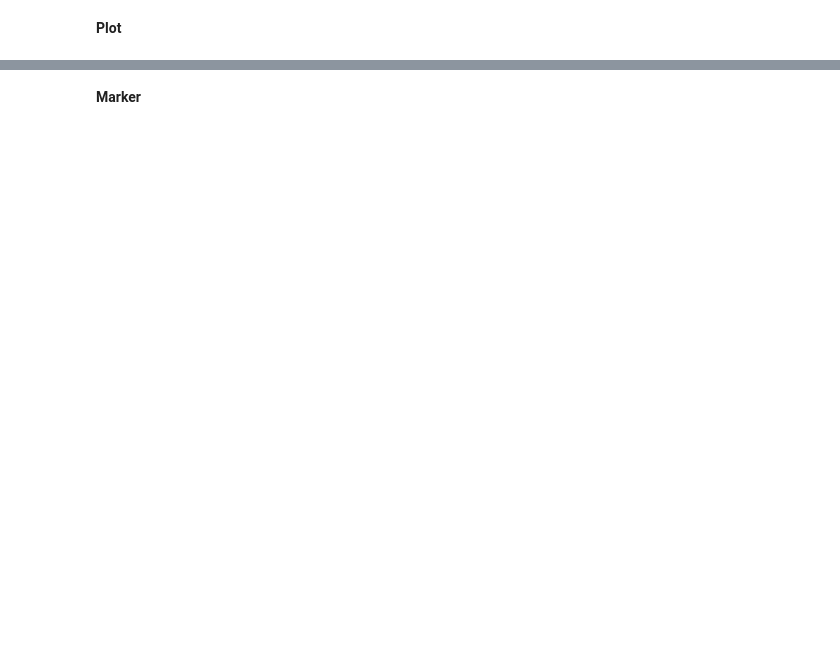
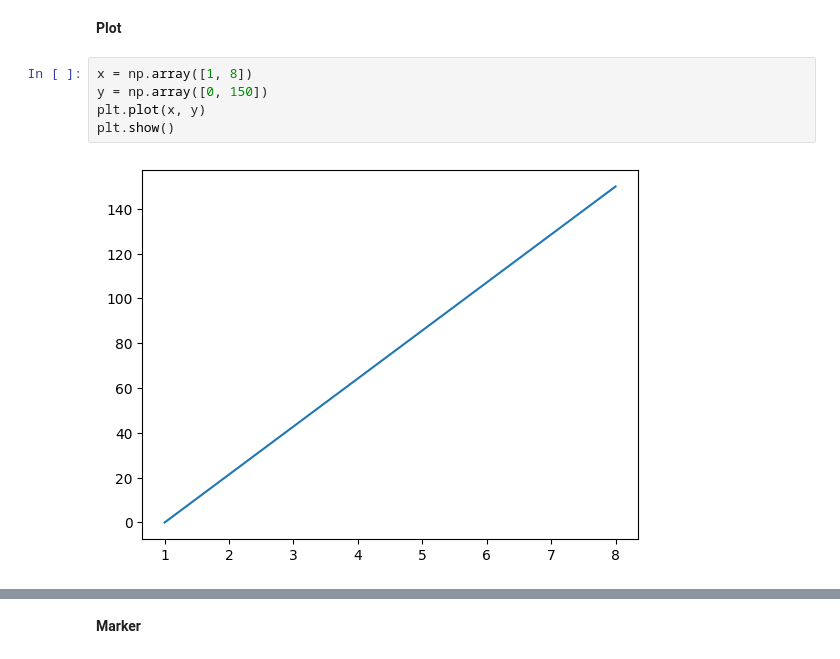
Before and after one commit to YeldaYuksel/Data-Visualization-Matplotlib, a Jupyter notebook: data-visualization-matplotlib.ipynb, the cells around one changed output, grey strips where cells are left out. Saved outputs shown, nothing was run; the diff lists cells and outputs as text; blank space fills up the shorter version.

```diff
--- a/data-visualization-matplotlib.ipynb
+++ b/data-visualization-matplotlib.ipynb
@@ -37,3 +38,10 @@
 # %% [markdown]
 **Plot**
+# %%
+x = np.array([1, 8])
+y = np.array([0, 150])
+plt.plot(x, y)
+plt.show()
+# %% [output]
+[figure, added]
 # %%
```
Also changed, not shown: parts of 20 cells of this notebook.
